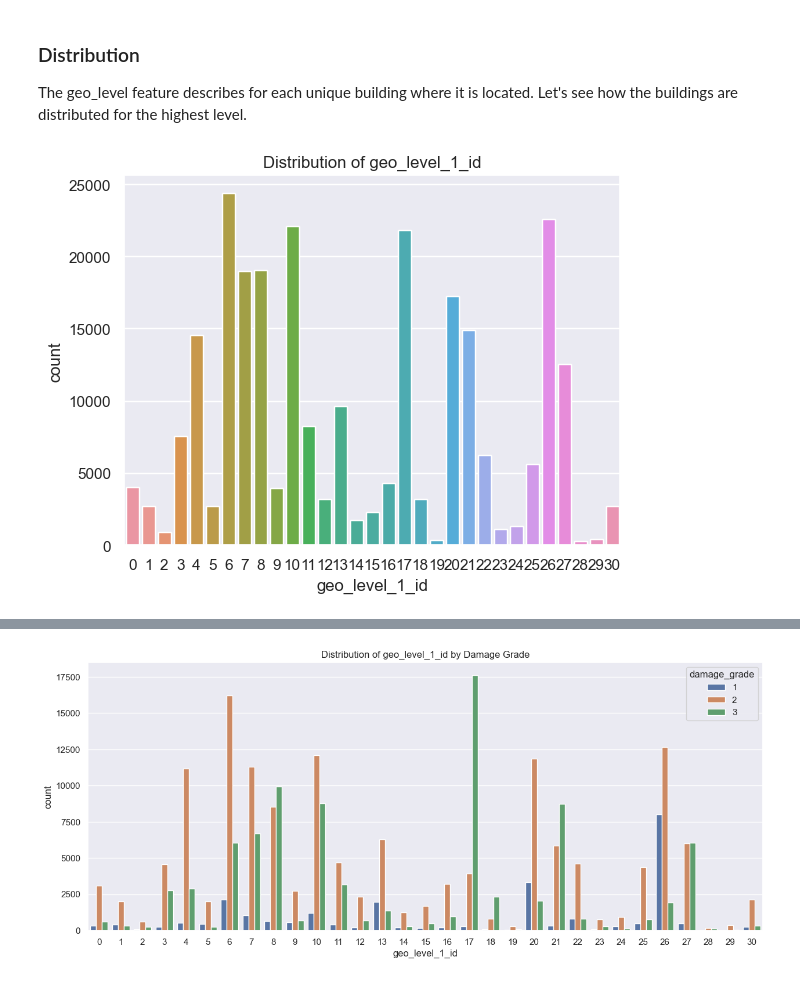
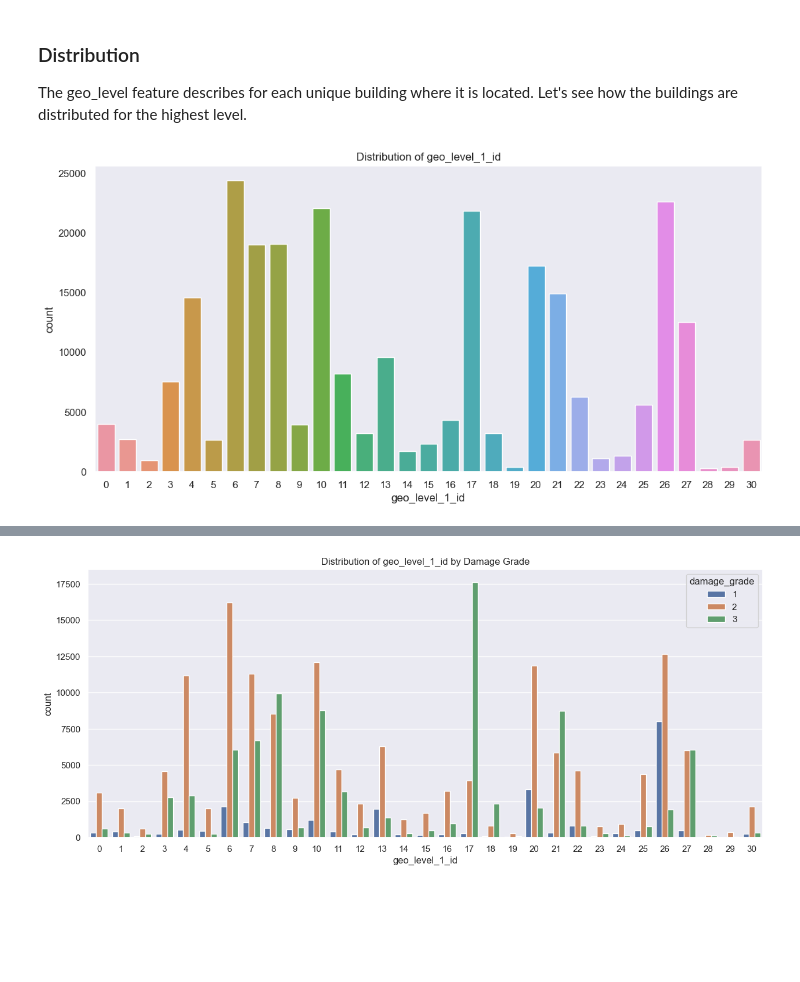
Before and after one commit to Sidies/-2015_Gorkha_earthquake_damage_prediction, a Jupyter notebook: notebooks/Exploration.ipynb, the cells around one changed output, grey strips where cells are left out. Cells and saved outputs as stored; diff of their text form; code cells hidden in the pictures; blank space fills up the shorter version.

```diff
--- a/notebooks/Exploration.ipynb
+++ b/notebooks/Exploration.ipynb
@@ -161,9 +167,9 @@ train_df[geo_level_columns].head(10)
 ### Distribution
 The geo_level feature describes for each unique building where it is located. Let's see how the buildings are distributed for the highest level.
 # %%
-sns.set(style="darkgrid")
+plt.figure(figsize=(13,6))
 sns.countplot(data=train_df, x='geo_level_1_id')
 plt.title("Distribution of geo_level_1_id")
 plt.show()
 # %% [output]
-[figure, old version]
+[figure, new version]
```
Also changed, not shown: parts of 13 cells of this notebook.
